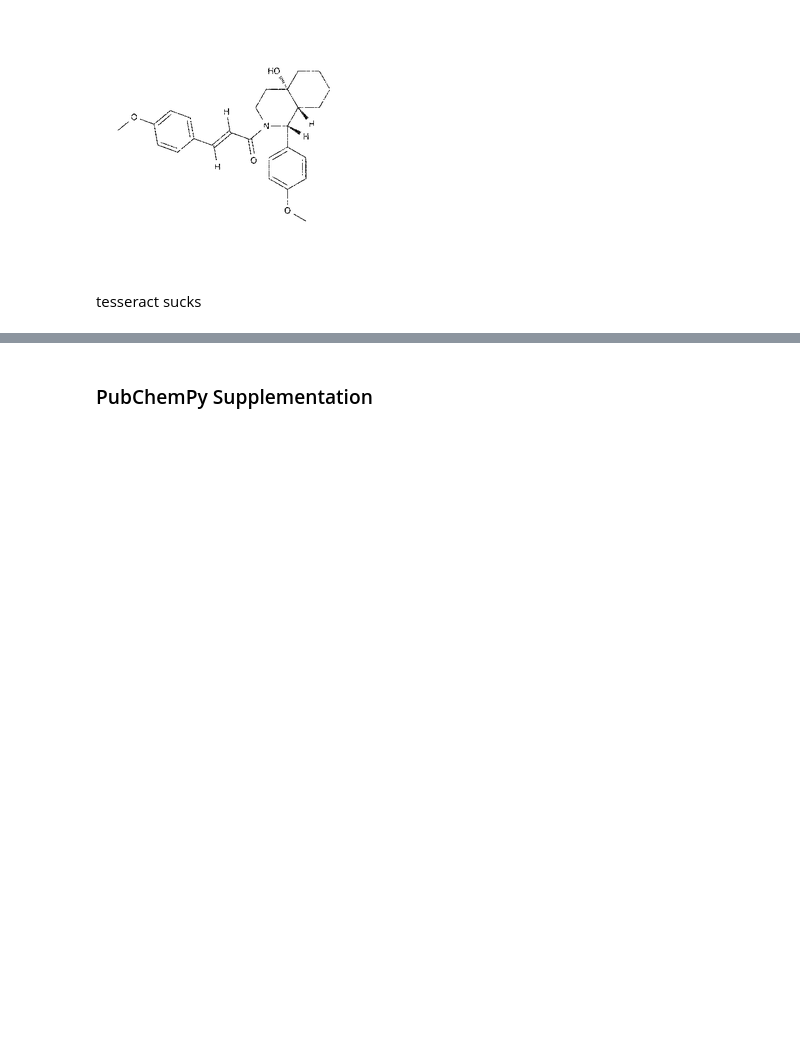
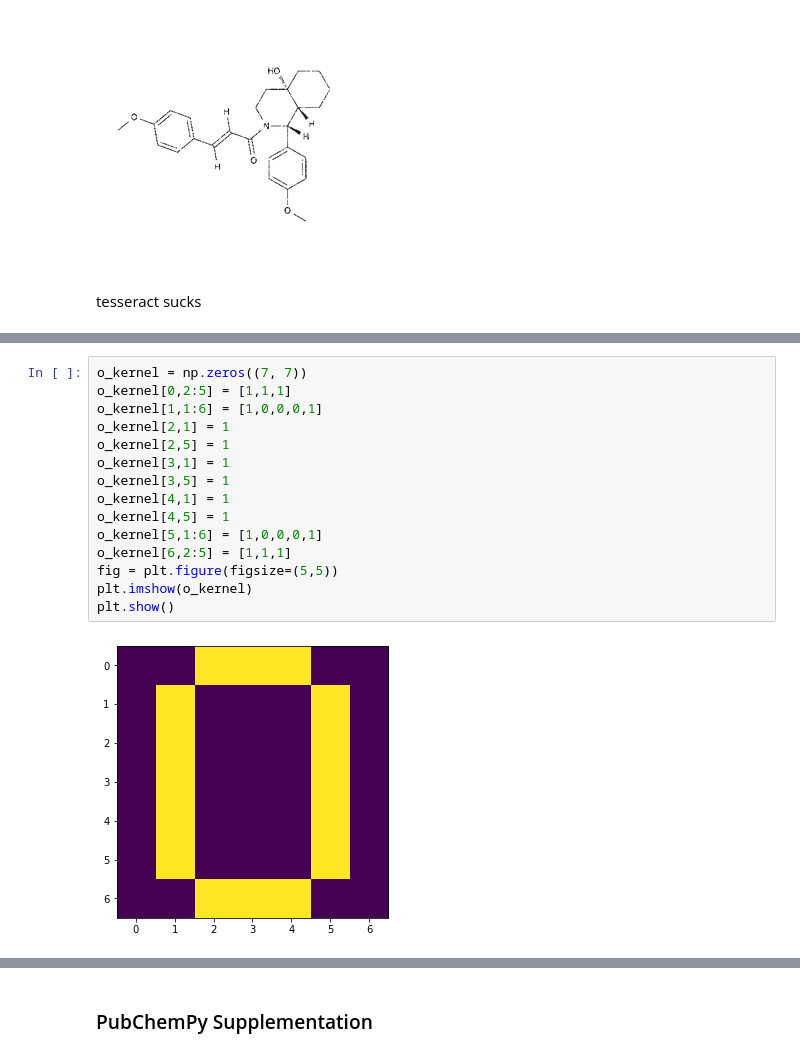
Before and after one commit to wesleyktatum/bms_kaggle, a Jupyter notebook: ipynb/od_exploration.ipynb, the cells around one changed output, grey strips where cells are left out. Saved outputs shown, nothing was run; the diff lists cells and outputs as text; blank space fills up the shorter version.

```diff
--- a/ipynb/od_exploration.ipynb
+++ b/ipynb/od_exploration.ipynb
@@ -271,0 +294,17 @@ tesseract sucks
+# %%
+o_kernel = np.zeros((7, 7))
+o_kernel[0,2:5] = [1,1,1]
+o_kernel[1,1:6] = [1,0,0,0,1]
+o_kernel[2,1] = 1
+o_kernel[2,5] = 1
+o_kernel[3,1] = 1
+o_kernel[3,5] = 1
+o_kernel[4,1] = 1
+o_kernel[4,5] = 1
+o_kernel[5,1:6] = [1,0,0,0,1]
+o_kernel[6,2:5] = [1,1,1]
+fig = plt.figure(figsize=(5,5))
+plt.imshow(o_kernel)
+plt.show()
+# %% [output]
+[figure, added]
```
Also changed, not shown: parts of 32 cells of this notebook, 7 other files.
